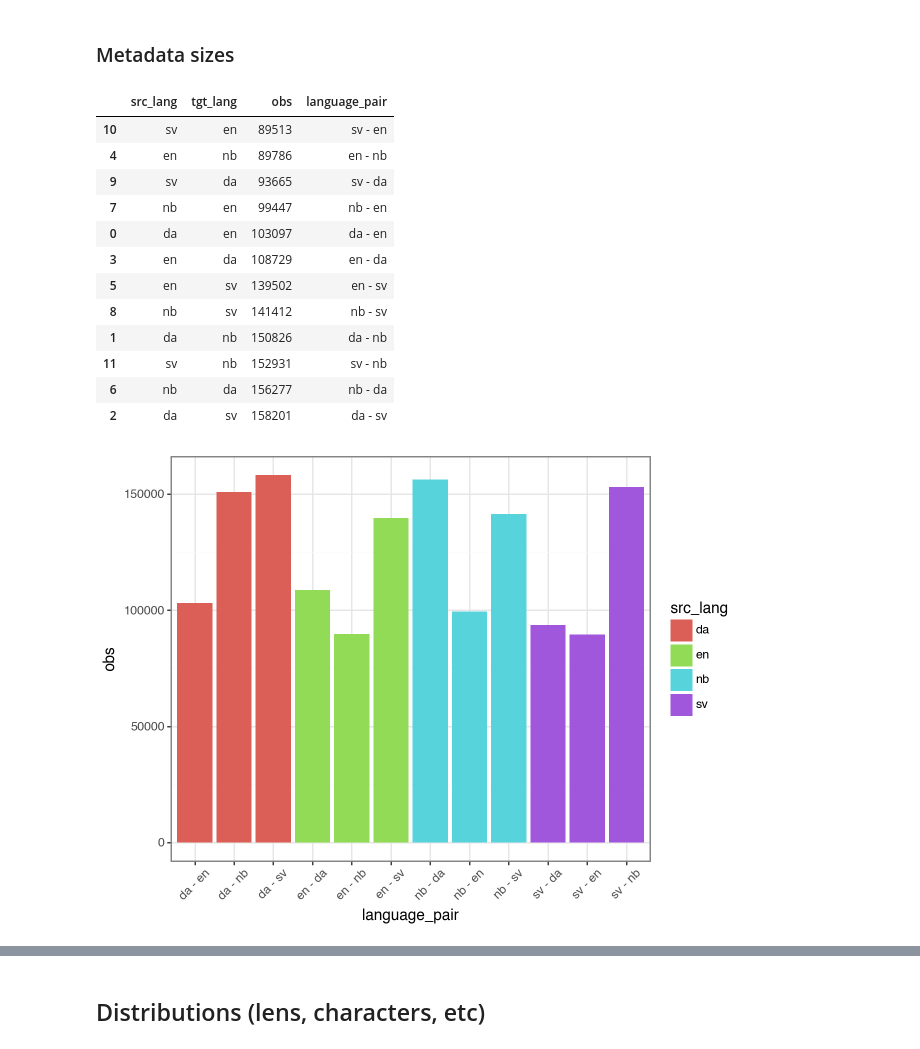
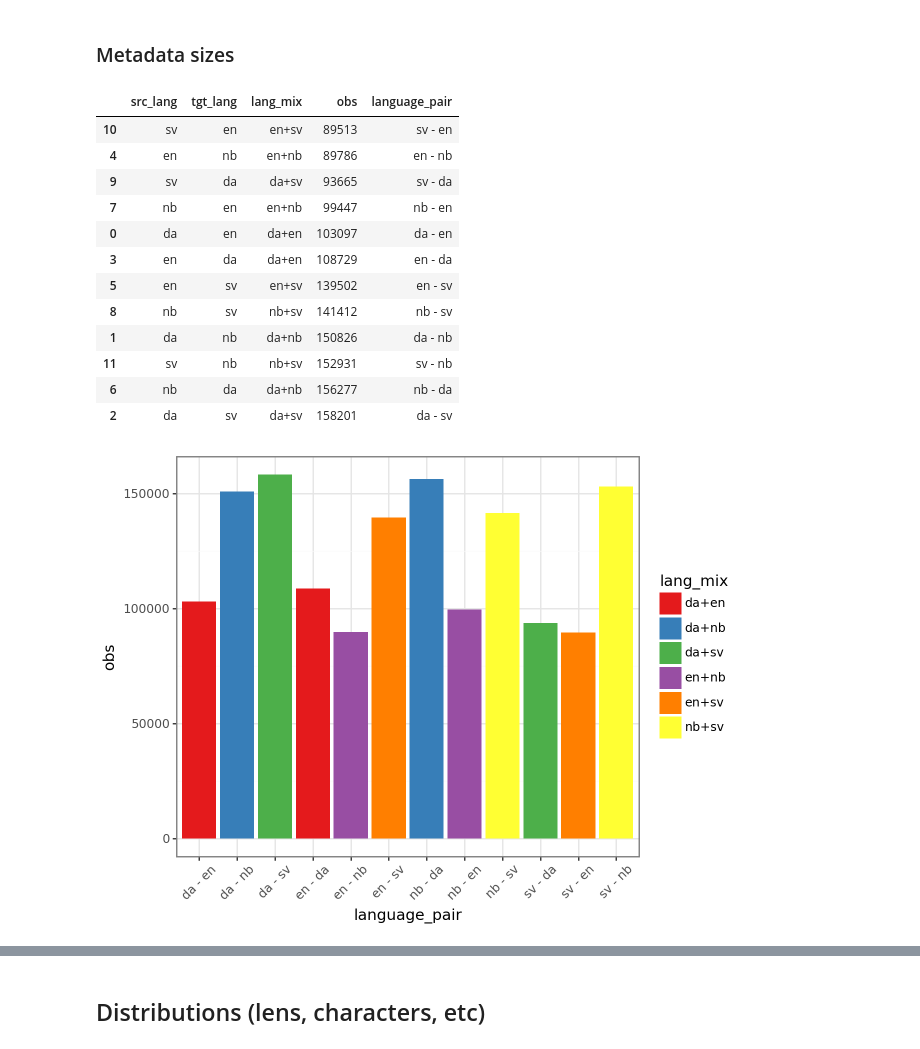
Before and after one commit to AdamNavarroLiriano/language-api, a Jupyter notebook: notebooks/1-EDA.ipynb, the cells around one changed output, grey strips where cells are left out. Drawn from its saved outputs; the diff is of its cells as text; code cells hidden in the pictures.

```diff
--- a/notebooks/1-EDA.ipynb
+++ b/notebooks/1-EDA.ipynb
@@ -22,36 +22,38 @@ with open('data/train.metadata') as f:
 
 metadata = [ast.literal_eval(line.strip()) for line in metadata]
 metadata_df = pd.DataFrame(metadata)
+metadata_df['lang_mix'] = metadata_df[['src_lang', 'tgt_lang']].apply(lambda x: '+'.join(sorted(x)), axis=1)
 # %% [markdown]
 ### Metadata sizes
 # %%
-language_pairs_qty = metadata_df.groupby(['src_lang', 'tgt_lang']).size().reset_index().rename(columns={0:'obs'})
+language_pairs_qty = metadata_df.groupby(['src_lang', 'tgt_lang', 'lang_mix']).size().reset_index().rename(columns={0:'obs'})
 language_pairs_qty['language_pair'] = language_pairs_qty['src_lang'] + ' - ' + language_pairs_qty['tgt_lang']
 language_pairs_qty.sort_values(by='obs')
 # %% [output]
-|  | src_lang | tgt_lang | obs | language_pair |
-| 10 | sv | en | 89513 | sv - en |
-| 4 | en | nb | 89786 | en - nb |
-| 9 | sv | da | 93665 | sv - da |
-| 7 | nb | en | 99447 | nb - en |
-| 0 | da | en | 103097 | da - en |
-| 3 | en | da | 108729 | en - da |
-| 5 | en | sv | 139502 | en - sv |
-| 8 | nb | sv | 141412 | nb - sv |
-| 1 | da | nb | 150826 | da - nb |
-| 11 | sv | nb | 152931 | sv - nb |
-| 6 | nb | da | 156277 | nb - da |
-| 2 | da | sv | 158201 | da - sv |
+|  | src_lang | tgt_lang | lang_mix | obs | language_pair |
+| 10 | sv | en | en+sv | 89513 | sv - en |
+| 4 | en | nb | en+nb | 89786 | en - nb |
+| 9 | sv | da | da+sv | 93665 | sv - da |
+| 7 | nb | en | en+nb | 99447 | nb - en |
+| 0 | da | en | da+en | 103097 | da - en |
+| 3 | en | da | da+en | 108729 | en - da |
+| 5 | en | sv | en+sv | 139502 | en - sv |
+| 8 | nb | sv | nb+sv | 141412 | nb - sv |
+| 1 | da | nb | da+nb | 150826 | da - nb |
+| 11 | sv | nb | nb+sv | 152931 | sv - nb |
+| 6 | nb | da | da+nb | 156277 | nb - da |
+| 2 | da | sv | da+sv | 158201 | da - sv |
 # %%
 (
-    ggplot(language_pairs_qty, aes(x='language_pair', y='obs', fill='src_lang')) +
+    ggplot(language_pairs_qty, aes(x='language_pair', y='obs', fill='lang_mix')) +
     geom_bar(stat='identity') +
+    scale_fill_brewer(type='qual', palette='Set1') +
     theme_bw() +
     theme(axis_text_x= element_text(angle=45))
 
 )
 # %% [output]
-[figure, old version]
+[figure, new version]
 # %%
 (
     ggplot(language_pairs_qty, aes(x='src_lang', y='tgt_lang', fill='obs')) +
```
Also changed, not shown: parts of 12 cells of this notebook.
